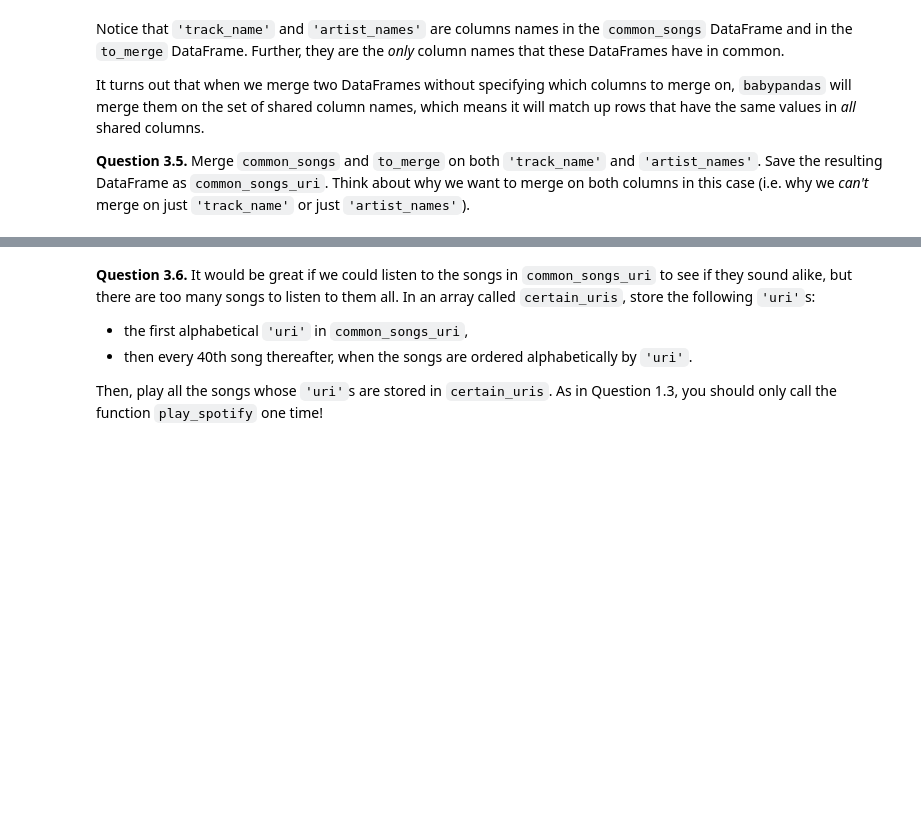
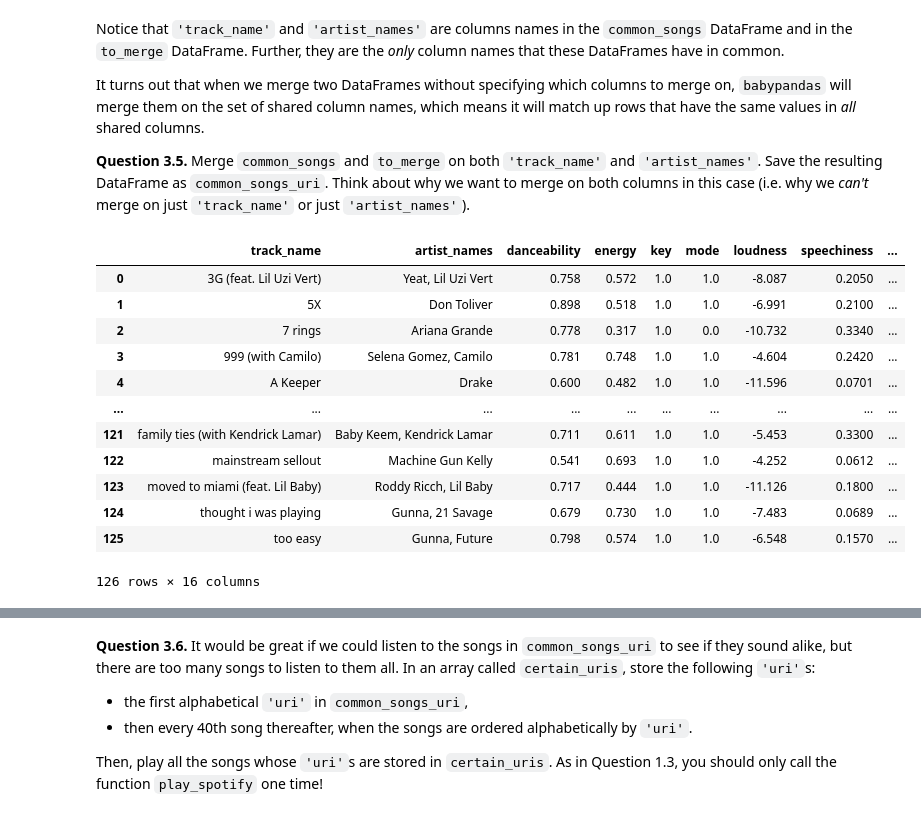
Before and after one commit to MihirYJoshi/midterm_project, a Jupyter notebook: midterm_project (1).ipynb, the cells around one changed output, grey strips where cells are left out. Drawn from its saved outputs; the diff is of its cells as text; code cells hidden in the pictures; blank space fills up the shorter version.

```diff
--- a/midterm_project (1).ipynb
+++ b/midterm_project (1).ipynb
@@ -620,5 +644,7 @@ We want to listen to some of these `common_songs` to see if they have a similar
 
 **Question 3.4.** Create a DataFrame called `to_merge` from `charts`. The DataFrame `to_merge` should have one row for each song (defined as a combination of `'track_name'` and `'artist_names'`) and three columns: `'track_name'`, `'artist_names'`, and `'uri'`. For each song, the associated `'uri'` should be the **first alphabetically**, among all `'uri'`s associated with that song.
 # %%
-to_merge = ...
+chartsUpdate = bpd.DataFrame().assign(track_name = charts.get("track_name"), uri = charts.get("uri").sort_values(), artist_names = charts.get("artist_names"))
+to_merge = chartsUpdate.groupby(["track_name", "artist_names"]).sum().reset_index()
+to_merge = to_merge.sort_values("uri")
 to_merge
@@ -631,7 +673,22 @@ It turns out that when we merge two DataFrames without specifying which columns
 
 **Question 3.5.** Merge `common_songs` and `to_merge` on both `'track_name'` and `'artist_names'`. Save the resulting DataFrame as `common_songs_uri`. Think about why we want to merge on both columns in this case (i.e. why we _can't_ merge on just `'track_name'` or just `'artist_names'`).
 # %%
-common_songs_uri = ...
+common_songs_uri = common_songs.merge(right=to_merge)
 common_songs_uri
+#common_songs
+# %% [output]
+|  | track_name | artist_names | danceability | energy | key | mode | loudness | speechiness | ... |
+| 0 | 3G (feat. Lil Uzi Vert) | Yeat, Lil Uzi Vert | 0.758 | 0.572 | 1.0 | 1.0 | -8.087 | 0.2050 | ... |
+| 1 | 5X | Don Toliver | 0.898 | 0.518 | 1.0 | 1.0 | -6.991 | 0.2100 | ... |
+| 2 | 7 rings | Ariana Grande | 0.778 | 0.317 | 1.0 | 0.0 | -10.732 | 0.3340 | ... |
+| 3 | 999 (with Camilo) | Selena Gomez, Camilo | 0.781 | 0.748 | 1.0 | 1.0 | -4.604 | 0.2420 | ... |
+| 4 | A Keeper | Drake | 0.600 | 0.482 | 1.0 | 1.0 | -11.596 | 0.0701 | ... |
+| ... | ... | ... | ... | ... | ... | ... | ... | ... | ... |
+| 121 | family ties (with Kendrick Lamar) | Baby Keem, Kendrick Lamar | 0.711 | 0.611 | 1.0 | 1.0 | -5.453 | 0.3300 | ... |
+| 122 | mainstream sellout | Machine Gun Kelly | 0.541 | 0.693 | 1.0 | 1.0 | -4.252 | 0.0612 | ... |
+| 123 | moved to miami (feat. Lil Baby) | Roddy Ricch, Lil Baby | 0.717 | 0.444 | 1.0 | 1.0 | -11.126 | 0.1800 | ... |
+| 124 | thought i was playing | Gunna, 21 Savage | 0.679 | 0.730 | 1.0 | 1.0 | -7.483 | 0.0689 | ... |
+| 125 | too easy | Gunna, Future | 0.798 | 0.574 | 1.0 | 1.0 | -6.548 | 0.1570 | ... |
+126 rows × 16 columns
 # %%
 grader.check("q3_5")
```
Also changed, not shown: parts of 8 cells of this notebook, 2 other files.
